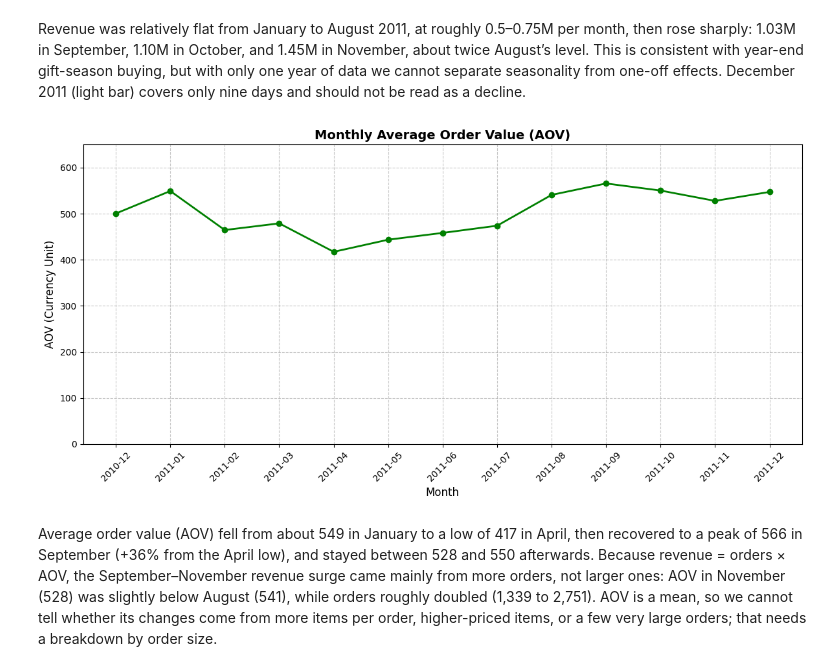
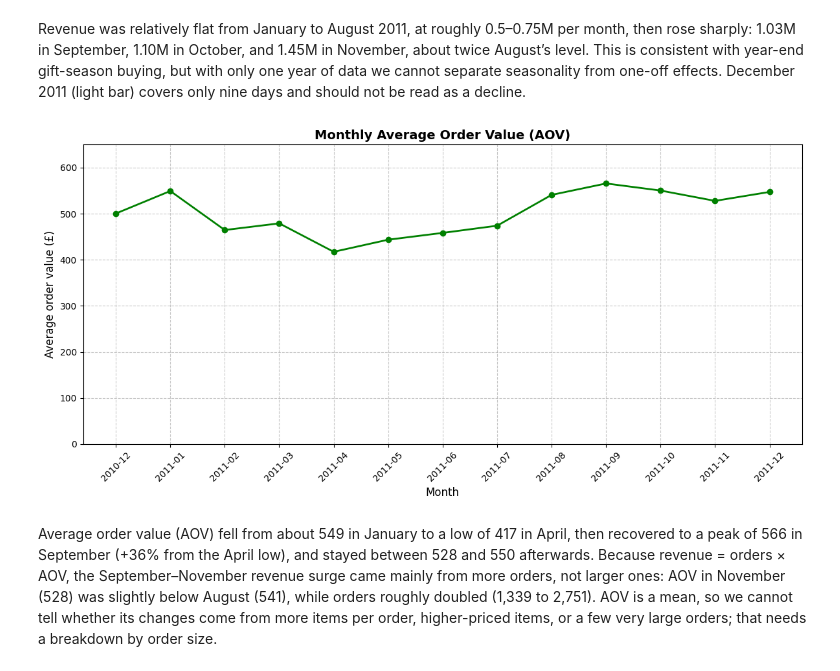
Before and after one commit to MahdiYaqobi/online-retail-data-cleaning, a Jupyter notebook: notebooks/eda_notebook.ipynb, the cells around one changed output. Saved outputs shown, nothing was run; the diff lists cells and outputs as text; code cells hidden in the pictures.

```diff
--- a/notebooks/eda_notebook.ipynb
+++ b/notebooks/eda_notebook.ipynb
@@ -248,18 +248,18 @@ Revenue was relatively flat from January to August 2011, at roughly 0.5–0.75M
 # %%
 plt.figure(figsize=(12, 6))
 plt.plot(months, aov, marker='o', color='green', linewidth=2, markersize=6)
 
 plt.title('Monthly Average Order Value (AOV)', fontsize=14, fontweight='bold')
 plt.xlabel('Month', fontsize=12)
-plt.ylabel('AOV (Currency Unit)', fontsize=12)
+plt.ylabel('Average order value (£)', fontsize=12)
 plt.xticks(rotation=45)
 plt.grid(True, linestyle='--', alpha=0.7)
 plt.ylim(0, 650)
 
 plt.tight_layout()
 plt.show()
 # %% [output]
-[figure, old version]
+[figure, new version]
 # %% [markdown]
 Average order value (AOV) fell from about 549 in January to a low of 417 in April, then recovered to a peak of 566 in September (+36% from the April low), and stayed between 528 and 550 afterwards. Because revenue = orders × AOV, the September–November revenue surge came mainly from more orders, not larger ones: AOV in November (528) was slightly below August (541), while orders roughly doubled (1,339 to 2,751). AOV is a mean, so we cannot tell whether its changes come from more items per order, higher-priced items, or a few very large orders; that needs a breakdown by order size.
 # %%
```
Also changed, not shown: parts of 1 cell of this notebook, 1 other file.
